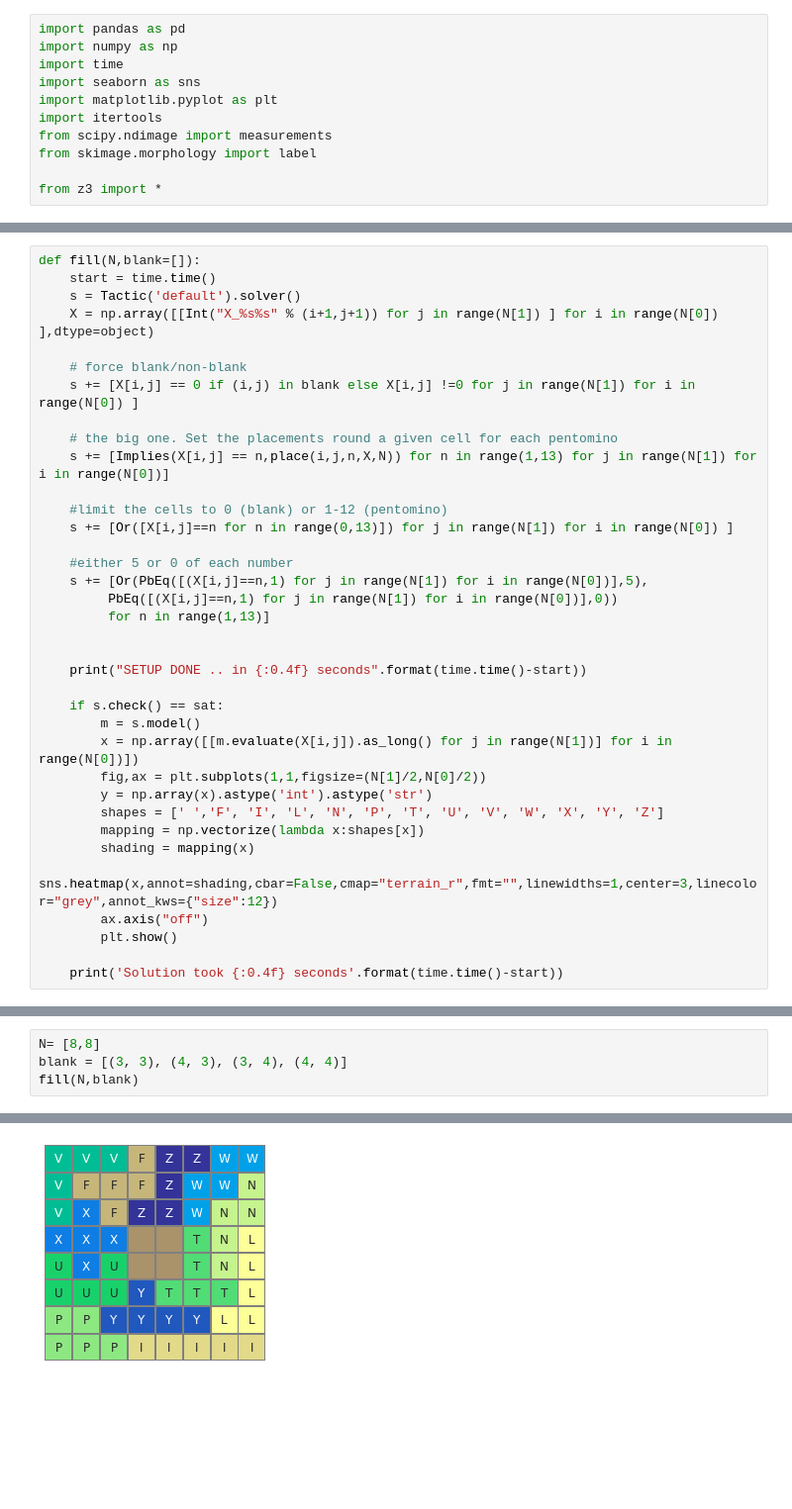
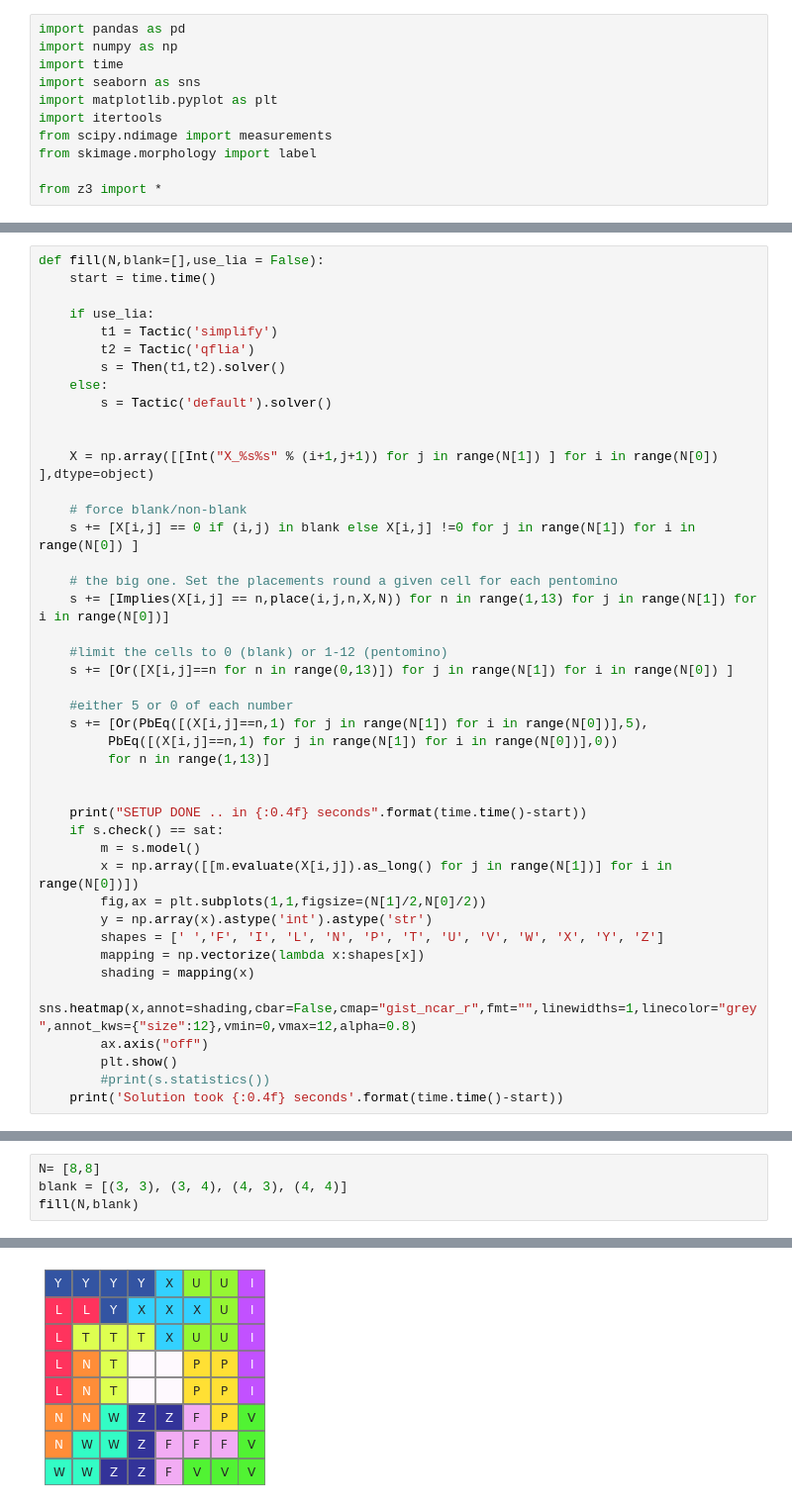
Before and after one commit to gowen100/Public-Code, a Jupyter notebook: Pentomino.ipynb, the cells around one changed output, grey strips where cells are left out. Shown at 99% size. Cells and saved outputs as stored; diff of their text form; blank space fills up the shorter version.

```diff
--- a/Pentomino.ipynb
+++ b/Pentomino.ipynb
@@ -70,7 +72,15 @@ def place(x,y,n,X,N):
 # %%
-def fill(N,blank=[]):
+def fill(N,blank=[],use_lia = False):
     start = time.time()
-    s = Tactic('default').solver()
+
+    if use_lia:
+        t1 = Tactic('simplify')
+        t2 = Tactic('qflia')
+        s = Then(t1,t2).solver()
+    else:
+        s = Tactic('default').solver()
+
+
     X = np.array([[Int("X_%s%s" % (i+1,j+1)) for j in range(N[1]) ] for i in range(N[0]) ],dtype=object)
 
     # force blank/non-blank
@@ -89,7 +99,6 @@ def fill(N,blank=[]):
 
 
     print("SETUP DONE .. in {:0.4f} seconds".format(time.time()-start))
-
     if s.check() == sat:
         m = s.model()
         x = np.array([[m.evaluate(X[i,j]).as_long() for j in range(N[1])] for i in range(N[0])])
@@ -98,8 +107,8 @@ def fill(N,blank=[]):
         shapes = [' ','F', 'I', 'L', 'N', 'P', 'T', 'U', 'V', 'W', 'X', 'Y', 'Z']
         mapping = np.vectorize(lambda x:shapes[x])
         shading = mapping(x)
-        sns.heatmap(x,annot=shading,cbar=False,cmap="terrain_r",fmt="",linewidths=1,center=3,linecolor="grey",annot_kws={"size":12})
+        sns.heatmap(x,annot=shading,cbar=False,cmap="gist_ncar_r",fmt="",linewidths=1,linecolor="grey",annot_kws={"size":12},vmin=0,vmax=12,alpha=0.8)
         ax.axis("off")
         plt.show()
-
+        #print(s.statistics())
     print('Solution took {:0.4f} seconds'.format(time.time()-start))
@@ -113,5 +133,5 @@ Solution took 5.5431 seconds
 # %%
 N= [8,8]
-blank = [(3, 3), (4, 3), (3, 4), (4, 4)]
+blank = [(3, 3), (3, 4), (4, 3), (4, 4)]
 fill(N,blank)
 # %% [output]
@@ -119 +139 @@ SETUP DONE .. in 4.3731 seconds
-[figure, old version]
+[figure, new version]
```
Also changed, not shown: parts of 9 cells of this notebook.
